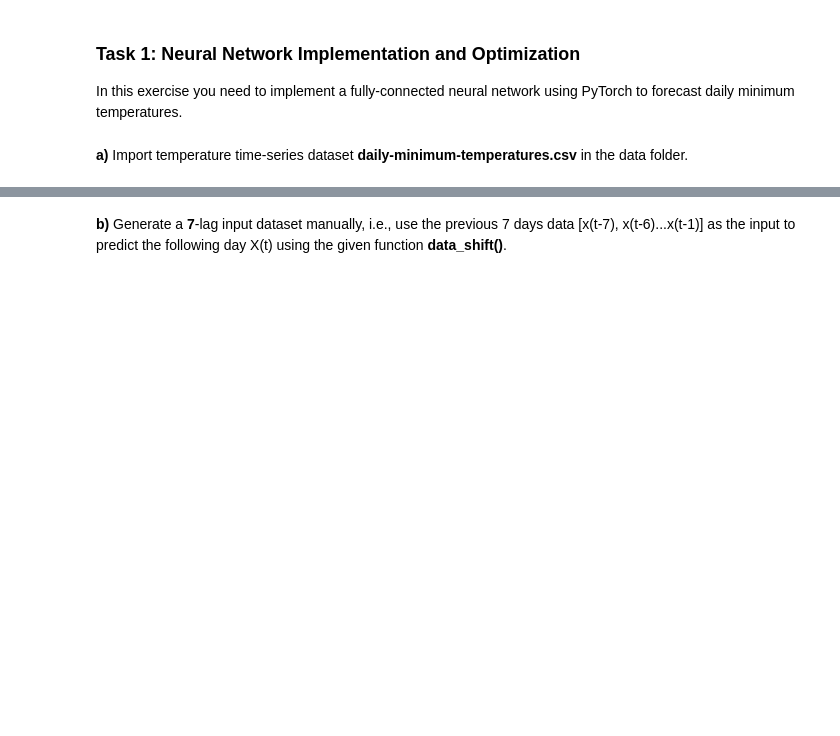
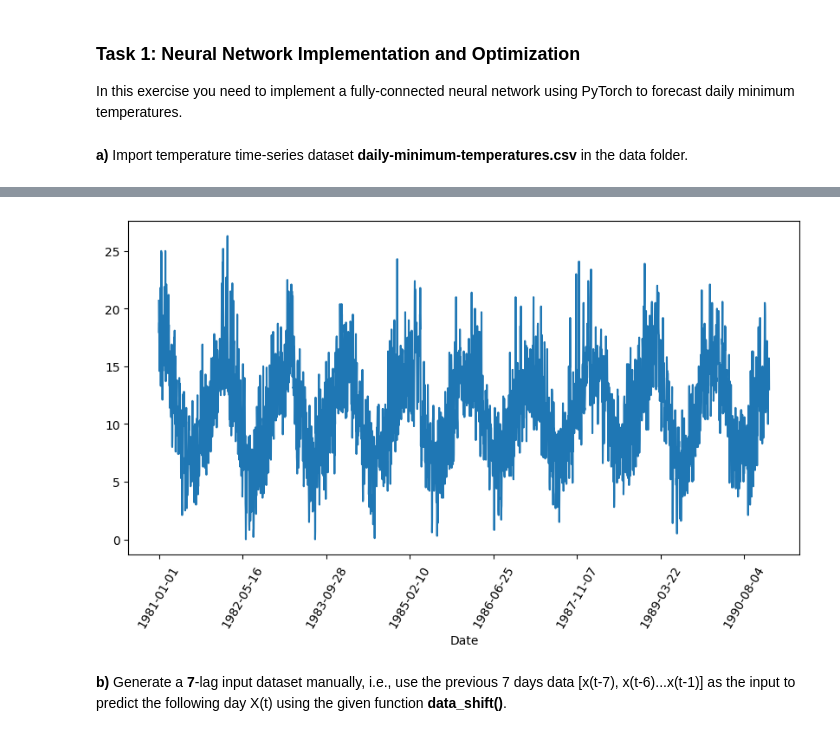
Before and after one commit to aalbayrak394/tsdm, a Jupyter notebook: Exercise_10_Optimization.ipynb, the cells around one changed output, grey strips where cells are left out. Cells and saved outputs as stored; diff of their text form; code cells hidden in the pictures; blank space fills up the shorter version.

```diff
--- a/Exercise_10_Optimization.ipynb
+++ b/Exercise_10_Optimization.ipynb
@@ -34,3 +44,10 @@ data.head(10)
+# %%
+# Visualize the data
+plt.figure(figsize=(10,5))
+data['Temp'].plot(rot=60)
+plt.show()
+# %% [output]
+[figure, added]
 # %% [markdown]
 **b)** Generate a **7**-lag input dataset manually, i.e., use the previous 7 days data \[x(t-7), x(t-6)...x(t-1)\] as the input to predict the following day X(t) using the given function **data_shift()**.
 # %%
```
Also changed, not shown: parts of 11 cells of this notebook, 1 other file.
